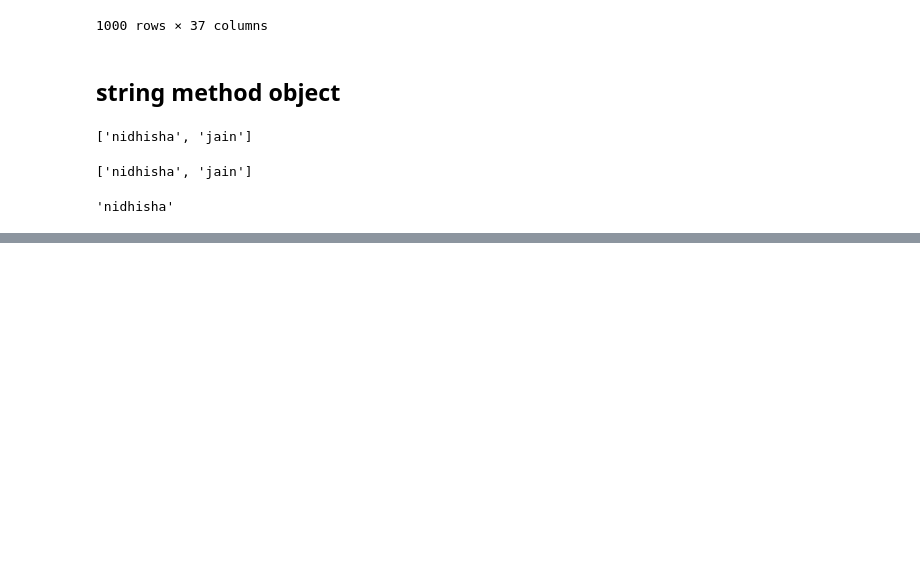
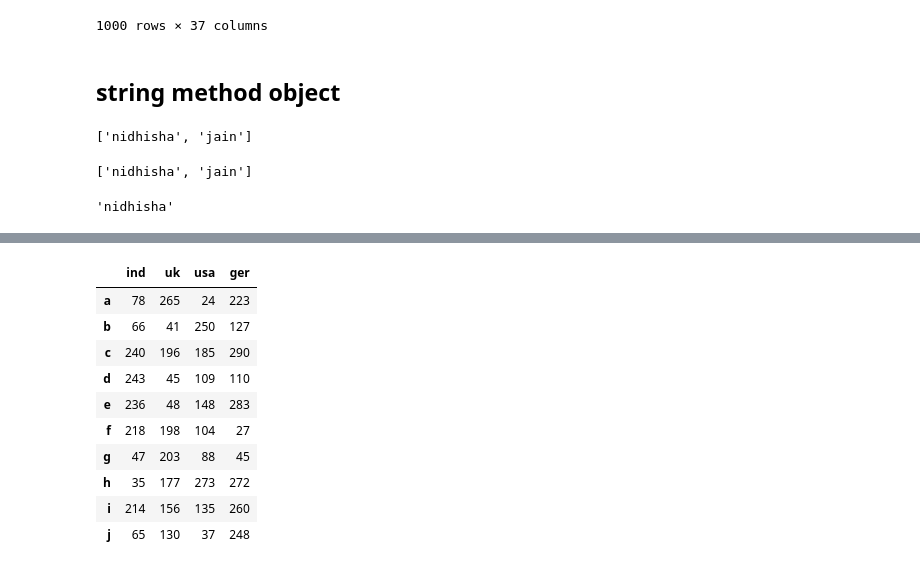
Before and after one commit to Nidhisha08/PYTHON, a Jupyter notebook: pandas.ipynb, the cells around one changed output, grey strips where cells are left out. Drawn from its saved outputs; the diff is of its cells as text; code cells hidden in the pictures; blank space fills up the shorter version.

```diff
--- a/pandas.ipynb
+++ b/pandas.ipynb
@@ -1714,0 +1800,14 @@ df_multi
+# %%
+df1
+# %% [output]
+|  | ind | uk | usa | ger |
+| a | 78 | 265 | 24 | 223 |
+| b | 66 | 41 | 250 | 127 |
+| c | 240 | 196 | 185 | 290 |
+| d | 243 | 45 | 109 | 110 |
+| e | 236 | 48 | 148 | 283 |
+| f | 218 | 198 | 104 | 27 |
+| g | 47 | 203 | 88 | 45 |
+| h | 35 | 177 | 273 | 272 |
+| i | 214 | 156 | 135 | 260 |
+| j | 65 | 130 | 37 | 248 |
```
Also changed, not shown: parts of 78 cells of this notebook.
